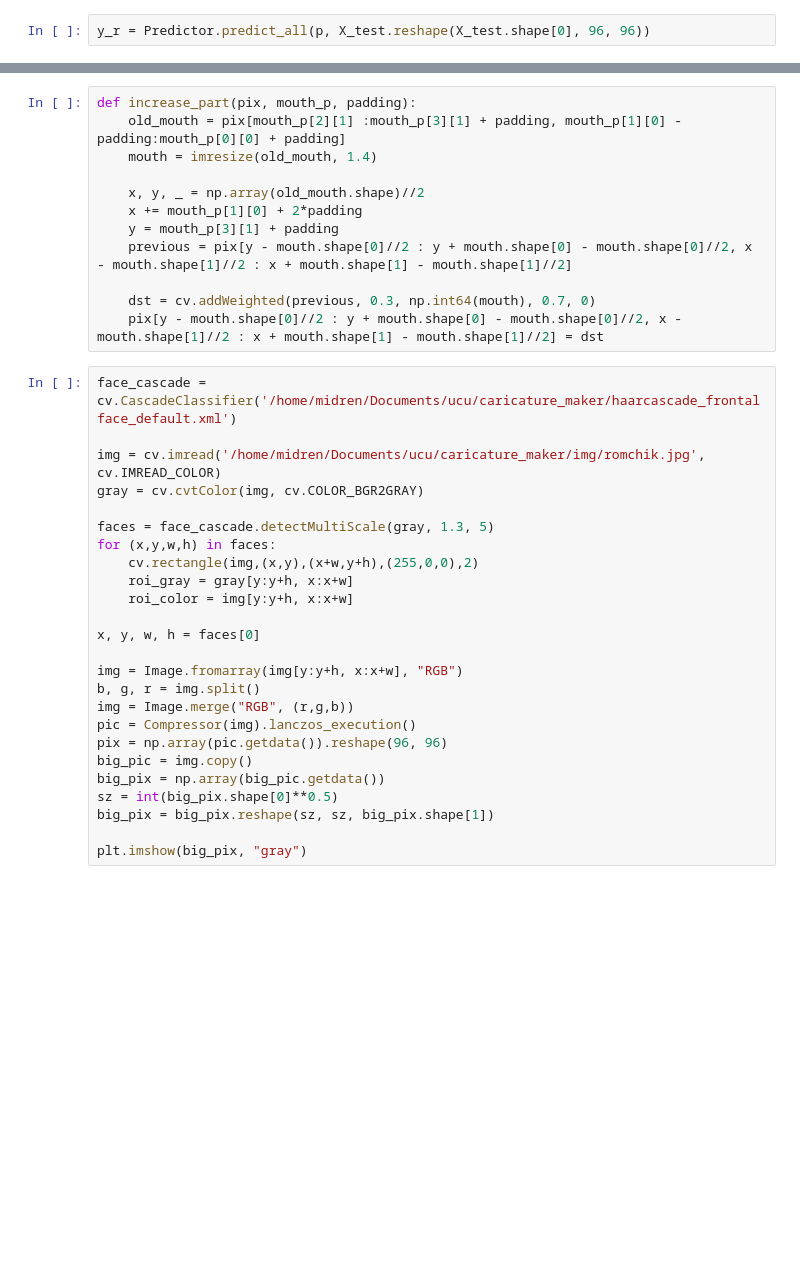
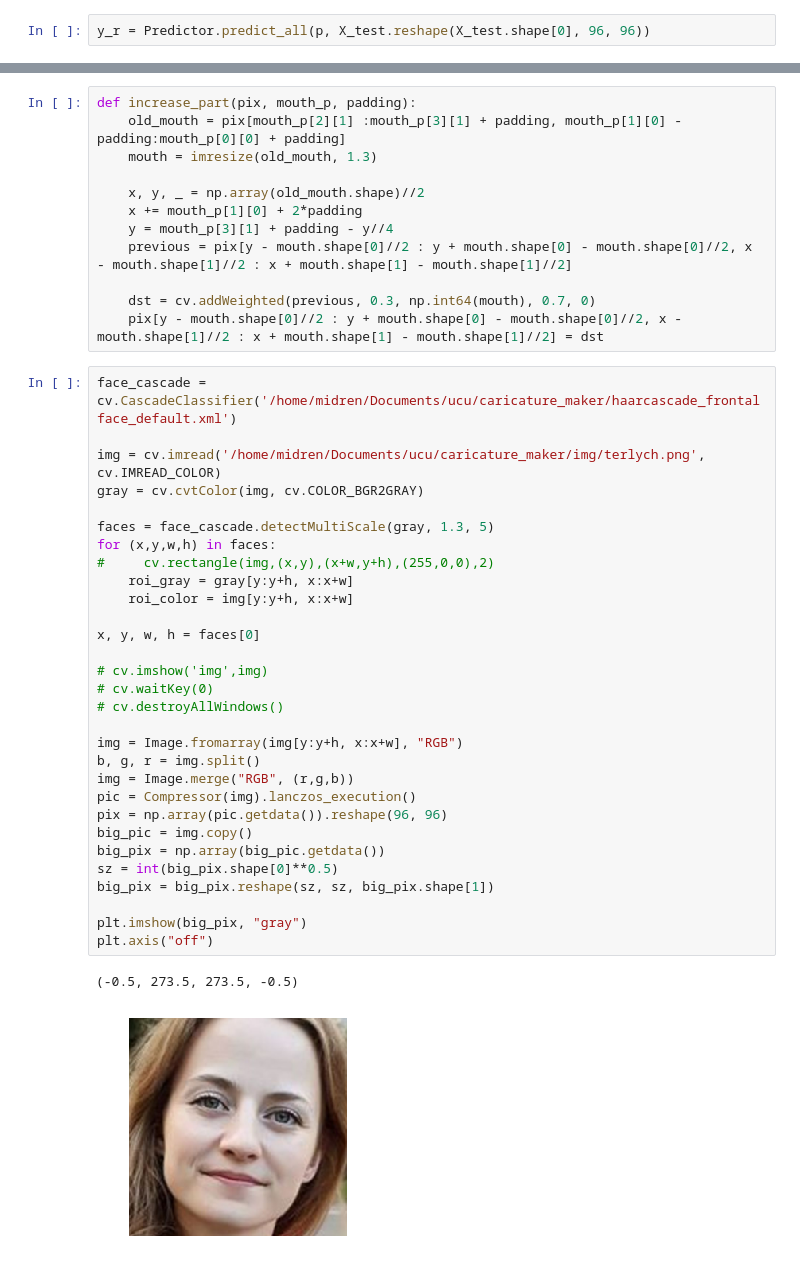
Before and after one commit to Midren/Caricature_maker, a Jupyter notebook: Untitled1.ipynb, the cells around one changed output, grey strips where cells are left out. Cells and saved outputs as stored; diff of their text form; blank space fills up the shorter version.

```diff
--- a/Untitled1.ipynb
+++ b/Untitled1.ipynb
@@ -171,11 +170,11 @@ plt.imshow(image, 'gray')
 # %%
 def increase_part(pix, mouth_p, padding):
     old_mouth = pix[mouth_p[2][1] :mouth_p[3][1] + padding, mouth_p[1][0] - padding:mouth_p[0][0] + padding]
-    mouth = imresize(old_mouth, 1.4)
+    mouth = imresize(old_mouth, 1.3)
 
     x, y, _ = np.array(old_mouth.shape)//2
     x += mouth_p[1][0] + 2*padding
-    y = mouth_p[3][1] + padding
+    y = mouth_p[3][1] + padding - y//4
     previous = pix[y - mouth.shape[0]//2 : y + mouth.shape[0] - mouth.shape[0]//2, x - mouth.shape[1]//2 : x + mouth.shape[1] - mouth.shape[1]//2]
 
     dst = cv.addWeighted(previous, 0.3, np.int64(mouth), 0.7, 0)
@@ -183,28 +182,36 @@ def increase_part(pix, mouth_p, padding):
 # %%
 face_cascade = cv.CascadeClassifier('/home/midren/Documents/ucu/caricature_maker/haarcascade_frontalface_default.xml')
 
-img = cv.imread('/home/midren/Documents/ucu/caricature_maker/img/romchik.jpg', cv.IMREAD_COLOR)
+img = cv.imread('/home/midren/Documents/ucu/caricature_maker/img/terlych.png', cv.IMREAD_COLOR)
 gray = cv.cvtColor(img, cv.COLOR_BGR2GRAY)
 
 faces = face_cascade.detectMultiScale(gray, 1.3, 5)
 for (x,y,w,h) in faces:
-    cv.rectangle(img,(x,y),(x+w,y+h),(255,0,0),2)
+#     cv.rectangle(img,(x,y),(x+w,y+h),(255,0,0),2)
     roi_gray = gray[y:y+h, x:x+w]
     roi_color = img[y:y+h, x:x+w]
 
 x, y, w, h = faces[0]
+
+# cv.imshow('img',img)
+# cv.waitKey(0)
+# cv.destroyAllWindows()
 
 img = Image.fromarray(img[y:y+h, x:x+w], "RGB")
 b, g, r = img.split()
 img = Image.merge("RGB", (r,g,b))
 pic = Compressor(img).lanczos_execution()
 pix = np.array(pic.getdata()).reshape(96, 96)
 big_pic = img.copy()
 big_pix = np.array(big_pic.getdata())
 sz = int(big_pix.shape[0]**0.5)
 big_pix = big_pix.reshape(sz, sz, big_pix.shape[1])
 
 plt.imshow(big_pix, "gray")
+plt.axis("off")
+# %% [output]
+(-0.5, 273.5, 273.5, -0.5)
+[figure, added]
 # %%
 y_res = Predictor.predict_all(p, pix.reshape(1, 96, 96))
 big_y_res = y_res * sz/96
```
Also changed, not shown: parts of 6 cells of this notebook, 13 other files.
